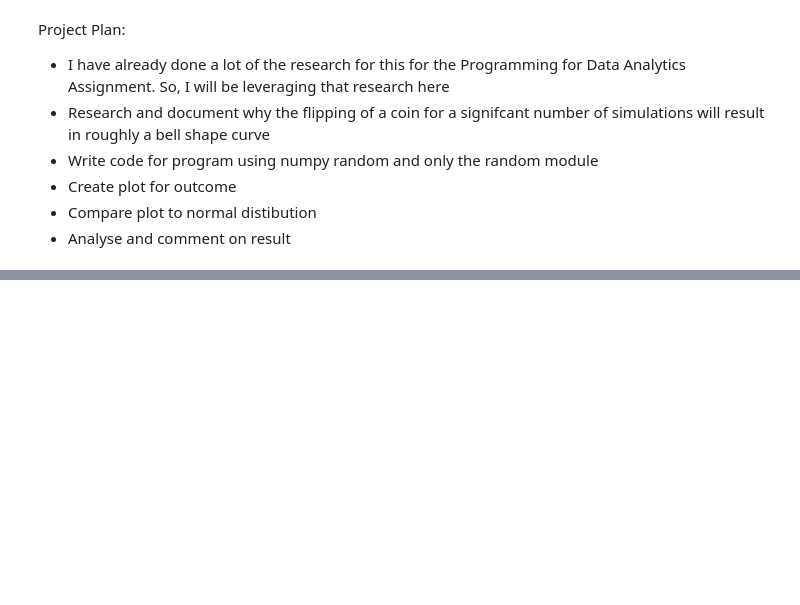
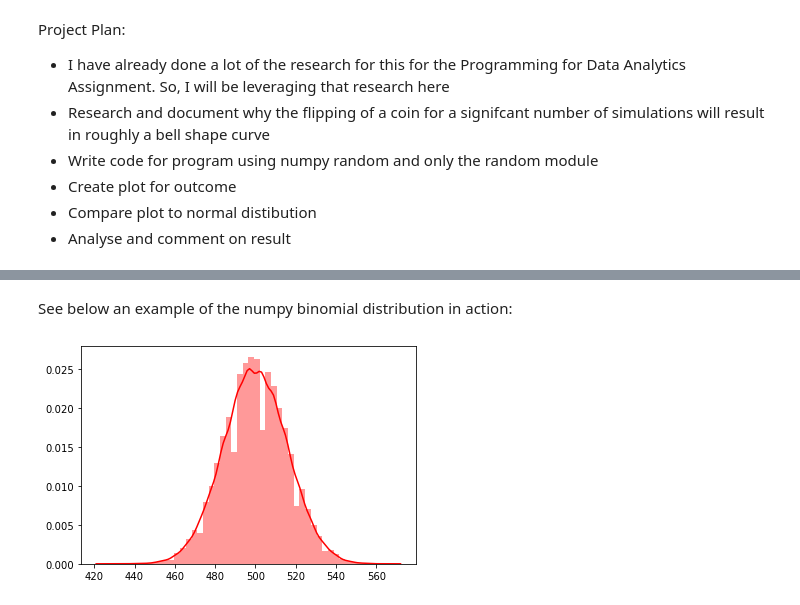
Before and after one commit to dssheldon/foda-tasks-sds, a Jupyter notebook: FoDA - Tasks 2020.ipynb, the cells around one changed output, grey strips where cells are left out. Saved outputs shown, nothing was run; the diff lists cells and outputs as text; code cells hidden in the pictures; blank space fills up the shorter version.

Commit message:
Added documentation for binomial distribution function in numpy with an example and plot of its use

```diff
--- a/FoDA - Tasks 2020.ipynb
+++ b/FoDA - Tasks 2020.ipynb
@@ -461,0 +474,12 @@ Project Plan:
+# %% [markdown]
+See below an example of the numpy binomial distribution in action:
+# %%
+import numpy as np
+import matplotlib.pyplot as plt
+import seaborn as sns
+
+x = np.random.default_rng().binomial(1000, 0.5, size=100000) # 10 trials with a 50% success rate and 50,000 scenarios run
+sns.distplot(x, color='r', hist=True, kde=True) #plotting the outcomes
+plt.show()
+# %% [output]
+[figure, added]
```
Also changed, not shown: parts of 2 cells of this notebook.
